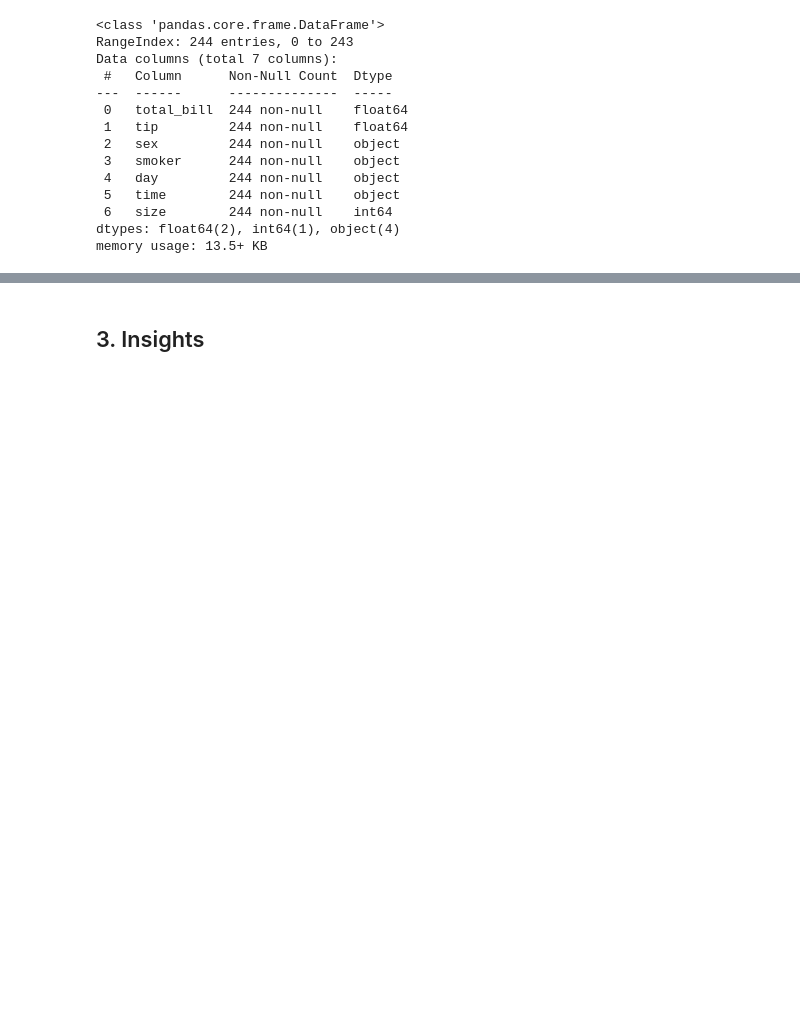
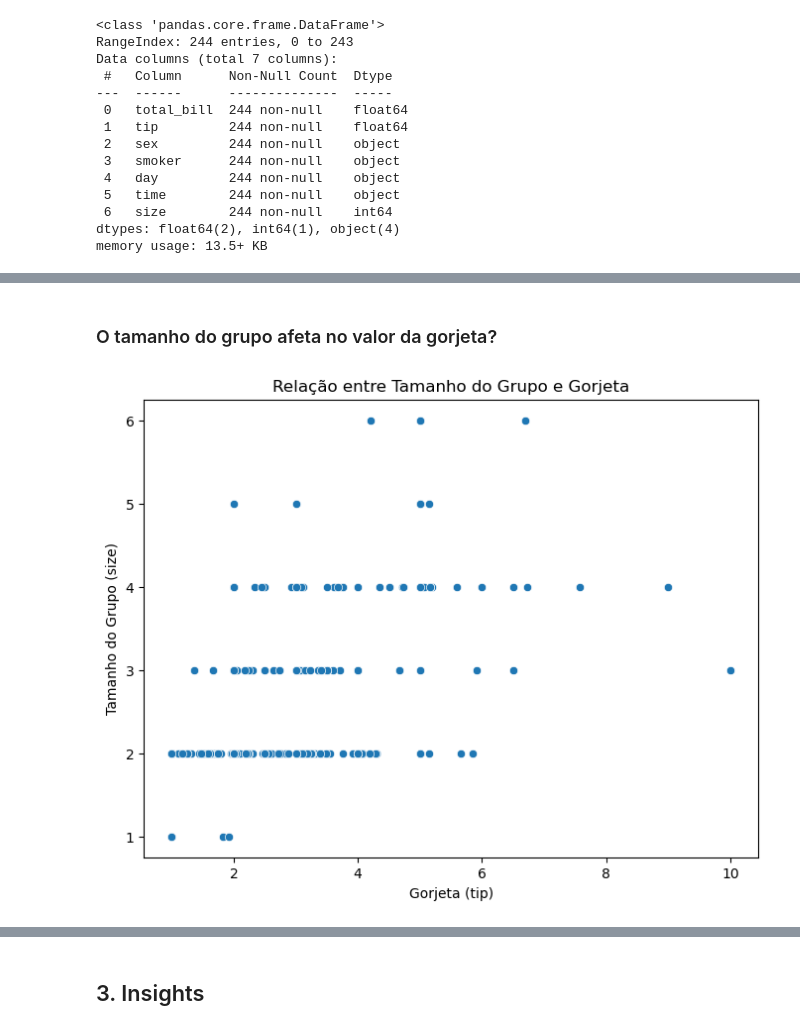
Before and after one commit to ReinboldB/avanti-bootcamp-cdd, a Jupyter notebook: notebooks/01-exploratory_data_analysis.ipynb, the cells around one changed output, grey strips where cells are left out. Drawn from its saved outputs; the diff is of its cells as text; code cells hidden in the pictures; blank space fills up the shorter version.

```diff
--- a/notebooks/01-exploratory_data_analysis.ipynb
+++ b/notebooks/01-exploratory_data_analysis.ipynb
@@ -41,0 +135,12 @@ memory usage: 13.5+ KB
+# %% [markdown]
+### O tamanho do grupo afeta no valor da gorjeta?
+# %%
+#scatter plot para relação de linearidade
+plt.figure(figsize=(8, 6))
+sns.scatterplot(x='tip', y='size', data=df)
+plt.title('Relação entre Tamanho do Grupo e Gorjeta')
+plt.xlabel('Gorjeta (tip)')
+plt.ylabel('Tamanho do Grupo (size)')
+plt.show()
+# %% [output]
+[figure, added]
```
Also changed, not shown: parts of 47 cells of this notebook, 3 other files.
